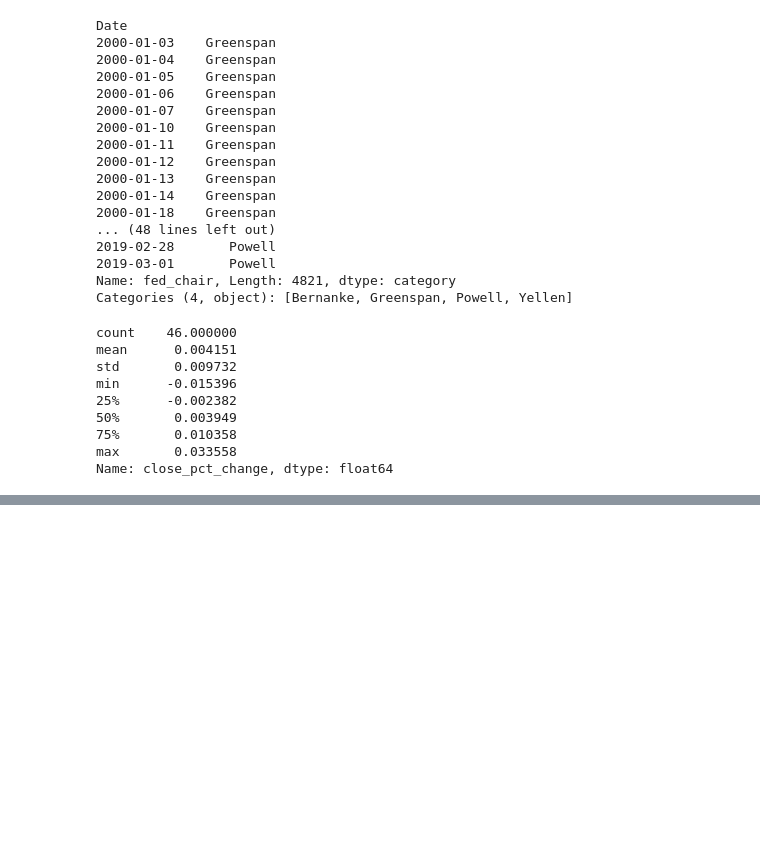
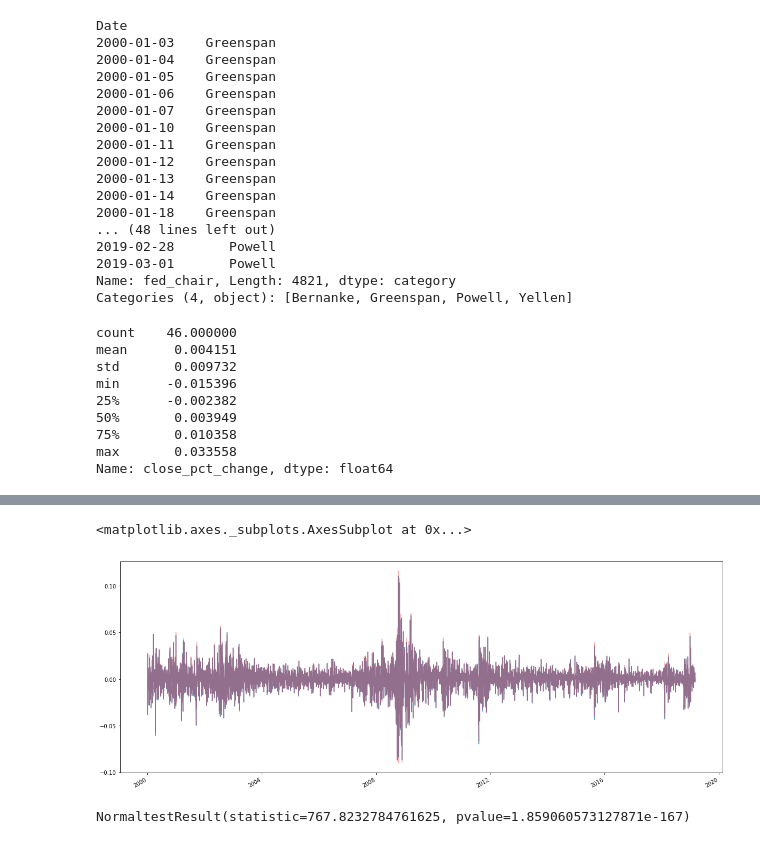
Before and after one commit to doublebigmak/econ_490, a Jupyter notebook: Final Project/Analysis.ipynb, the cells around one changed output, grey strips where cells are left out. Drawn from its saved outputs; the diff is of its cells as text; code cells hidden in the pictures; blank space fills up the shorter version.

```diff
--- a/Final Project/Analysis.ipynb
+++ b/Final Project/Analysis.ipynb
@@ -268,6 +273,0 @@ Name: Close, Length: 4821, dtype: float64
-# %%
-dta = sm.datasets.sunspots.load_pandas().data
-
-
-dta.index = pd.Index(sm.tsa.datetools.dates_from_range('1700', '2008'))
-del dta["YEAR"]
@@ -311,0 +286,2 @@ lag_plot(spx_statements['Close'])
+# %%
+arma_mod = sm.tsa.ARMA(spx_statements.dropna()['close_pct_change'], (2,0)).fit(disp=False)
@@ -311,0 +295,13 @@ lag_plot(spx_statements['Close'])
+# %%
+fig = plt.figure(figsize=(20,8))
+ax = fig.add_subplot(111)
+ax = arma_mod.resid.plot(ax=ax,alpha=0.7);
+spx_statements.dropna()['close_pct_change'].plot(ax=ax,c='red',alpha=0.3)
+# %% [output]
+<matplotlib.axes._subplots.AxesSubplot at 0x...>
+[figure, added]
+# %%
+from scipy import stats
+stats.normaltest(arma_mod.resid)
+# %% [output]
+NormaltestResult(statistic=767.8232784761625, pvalue=1.859060573127871e-167)
```
Also changed, not shown: parts of 22 cells of this notebook, 3 other files.
